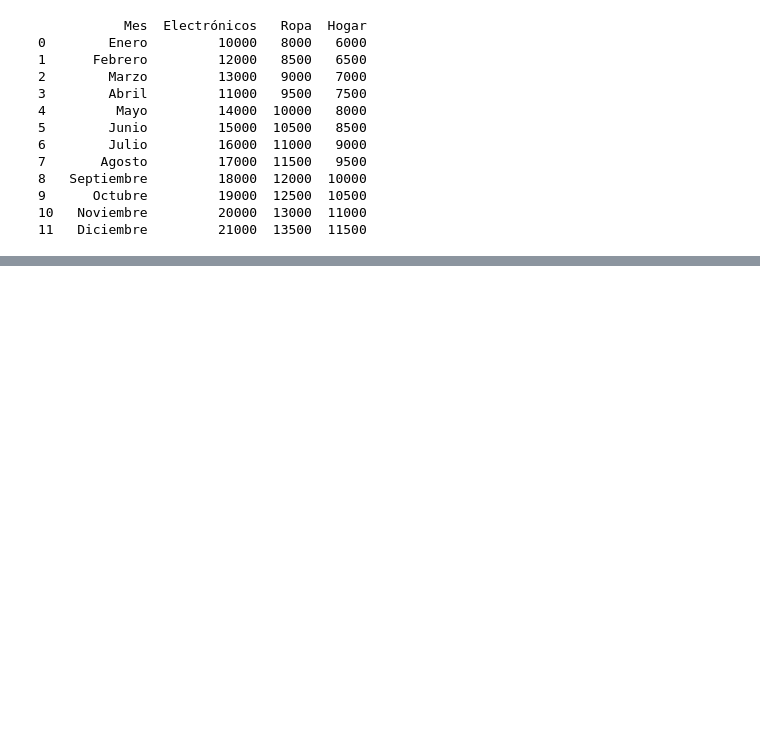
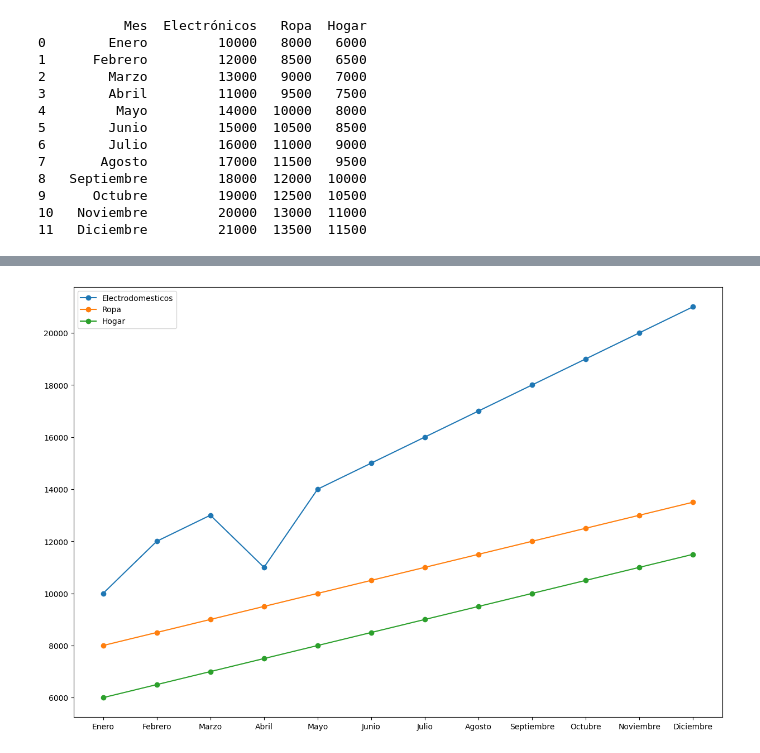
Before and after one commit to jorgemontess/python_exercises, a Jupyter notebook: exercide_2.ipynb, the cells around one changed output, grey strips where cells are left out. Saved outputs shown, nothing was run; the diff lists cells and outputs as text; code cells hidden in the pictures; blank space fills up the shorter version.

```diff
--- a/exercide_2.ipynb
+++ b/exercide_2.ipynb
@@ -55,0 +56,10 @@ Text(0.5, 0.98, 'Productos')
+# %%
+fig, ax = plt.subplots(figsize = (15, 10))
+ax.plot(x_meses, y_electro, label = 'Electrodomesticos', marker = 'o')
+ax.plot(x_meses, y_ropa, label = 'Ropa', marker = 'o')
+ax.plot(x_meses, y_hogar, label = 'Hogar', marker = 'o')
+
+ax.legend()
+plt.show()
+# %% [output]
+[figure, added]
```
Also changed, not shown: parts of 2 cells of this notebook.
